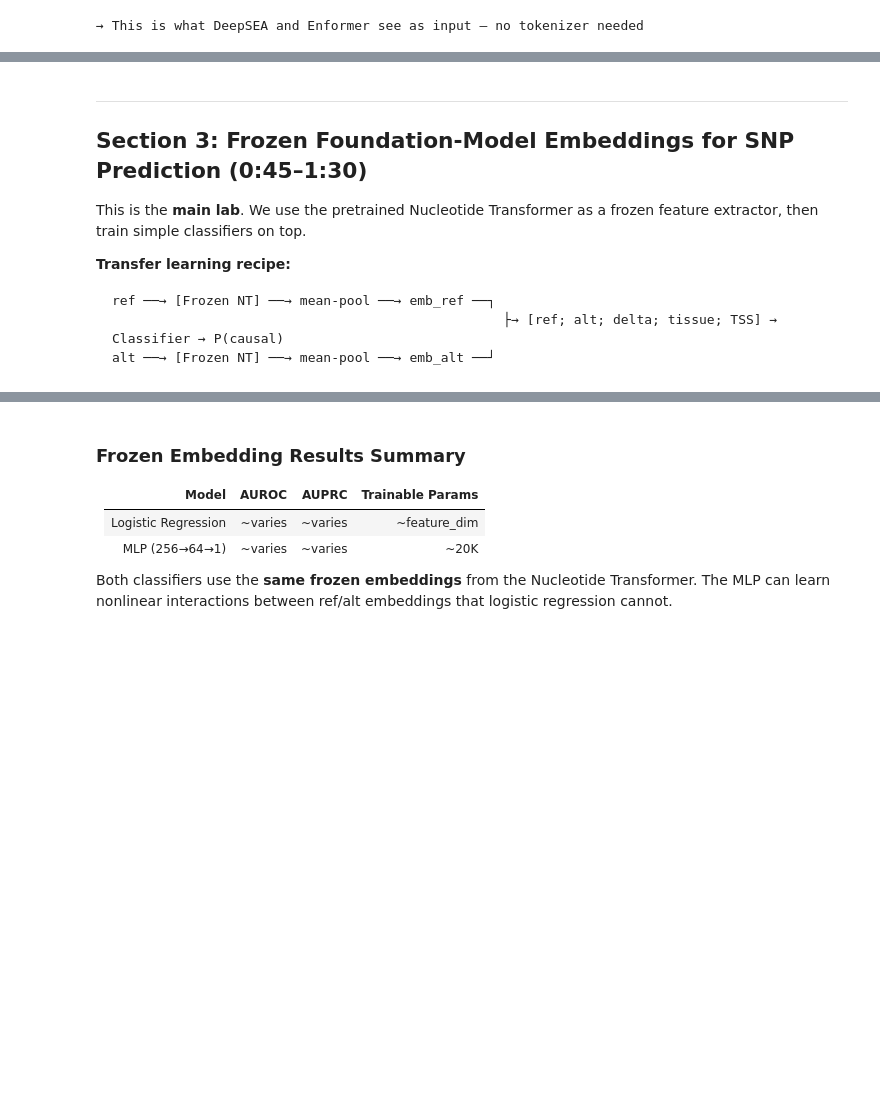
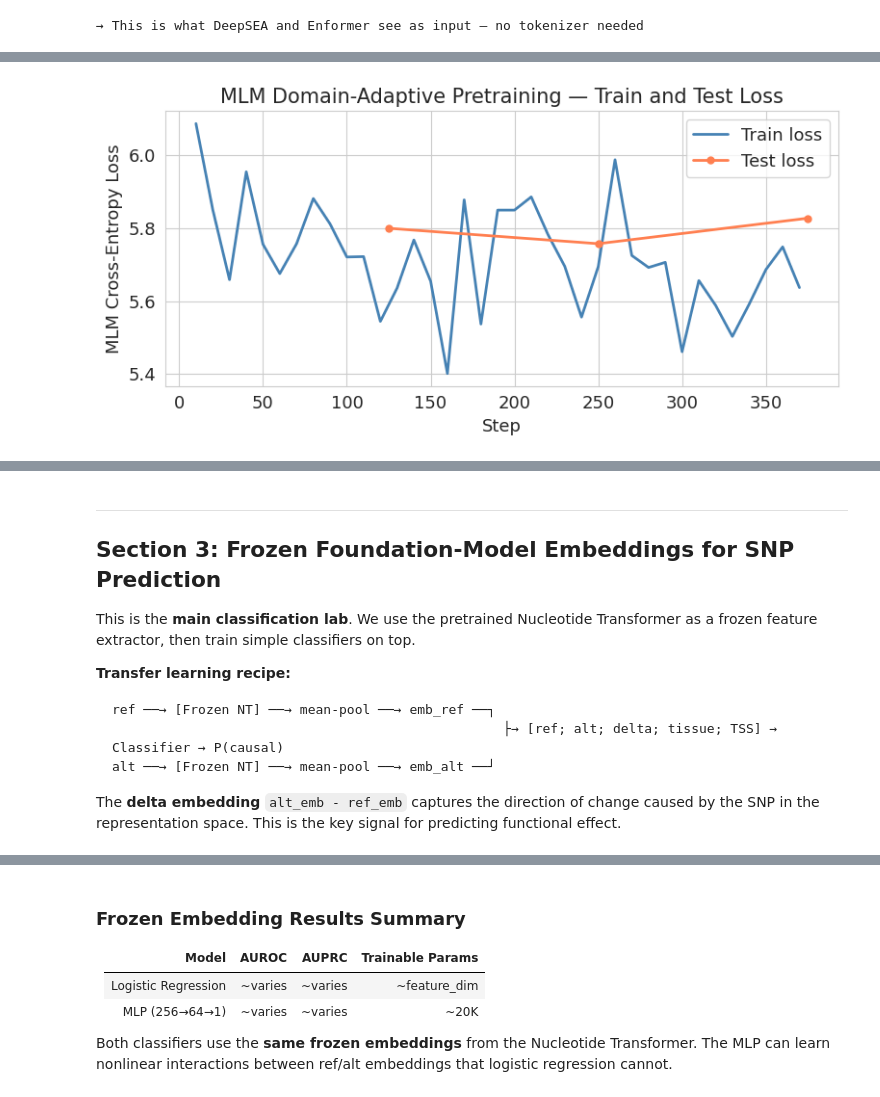
Before and after one commit to junwei-lu/ai4med, a Jupyter notebook: codes/snp/snp_genomics_workshop.ipynb, the cells around one changed output, grey strips where cells are left out. Saved outputs shown, nothing was run; the diff lists cells and outputs as text; code cells hidden in the pictures; blank space fills up the shorter version.

````diff
--- a/codes/snp/snp_genomics_workshop.ipynb
+++ b/codes/snp/snp_genomics_workshop.ipynb
@@ -593,0 +798,26 @@ Target:         GCATGC
+# %%
+# ── Visualization: MLM Training and Test Loss ──
+mlm_train_steps = [e["step"] for e in mlm_log_history if "loss" in e and "eval_loss" not in e]
+mlm_train_vals  = [e["loss"]  for e in mlm_log_history if "loss" in e and "eval_loss" not in e]
+mlm_eval_steps  = [e["step"]  for e in mlm_log_history if "eval_loss" in e]
+mlm_eval_vals   = [e["eval_loss"] for e in mlm_log_history if "eval_loss" in e]
+
+fig, ax = plt.subplots(figsize=(8, 4))
+ax.plot(mlm_train_steps, mlm_train_vals, linewidth=2, color="steelblue", label="Train loss")
+if mlm_eval_vals:
+    ax.plot(mlm_eval_steps, mlm_eval_vals, linewidth=2, color="coral",
+            marker="o", markersize=5, label="Test loss")
+ax.set_xlabel("Step")
+ax.set_ylabel("MLM Cross-Entropy Loss")
+ax.set_title("MLM Domain-Adaptive Pretraining — Train and Test Loss")
+ax.legend()
+plt.tight_layout()
+plt.show()
+
+if mlm_train_vals:
+    print(f"Final train loss: {mlm_train_vals[-1]:.4f}")
+if mlm_eval_vals:
+    print(f"Final test loss:  {mlm_eval_vals[-1]:.4f}")
+print("→ Lower MLM loss = the model better predicts masked DNA tokens from surrounding context")
+# %% [output]
+[figure, added]
@@ -594,8 +827,8 @@ Target:         GCATGC
 # %% [markdown]
 ---
-## Section 3: Frozen Foundation-Model Embeddings for SNP Prediction (0:45–1:30)
+## Section 3: Frozen Foundation-Model Embeddings for SNP Prediction
 
-This is the **main lab**. We use the pretrained Nucleotide Transformer as a frozen feature extractor, then train simple classifiers on top.
+This is the **main classification lab**. We use the pretrained Nucleotide Transformer as a frozen feature extractor, then train simple classifiers on top.
 
 **Transfer learning recipe:**
 ```
@@ -603,6 +836,8 @@ ref ──→ [Frozen NT] ──→ mean-pool ──→ emb_ref ──┐
                                                   ├→ [ref; alt; delta; tissue; TSS] → Classifier → P(causal)
 alt ──→ [Frozen NT] ──→ mean-pool ──→ emb_alt ──┘
 ```
+
+The **delta embedding** `alt_emb - ref_emb` captures the direction of change caused by the SNP in the representation space. This is the key signal for predicting functional effect.
 # %%
 # Load the frozen Nucleotide Transformer and inspect parameters
 # (reuse nt_model loaded above)
````
Also changed, not shown: parts of 59 cells of this notebook, 32 other files.
